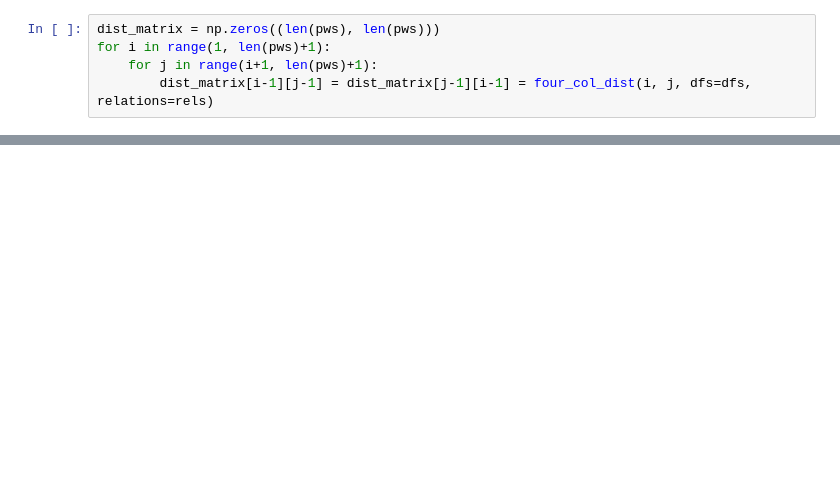
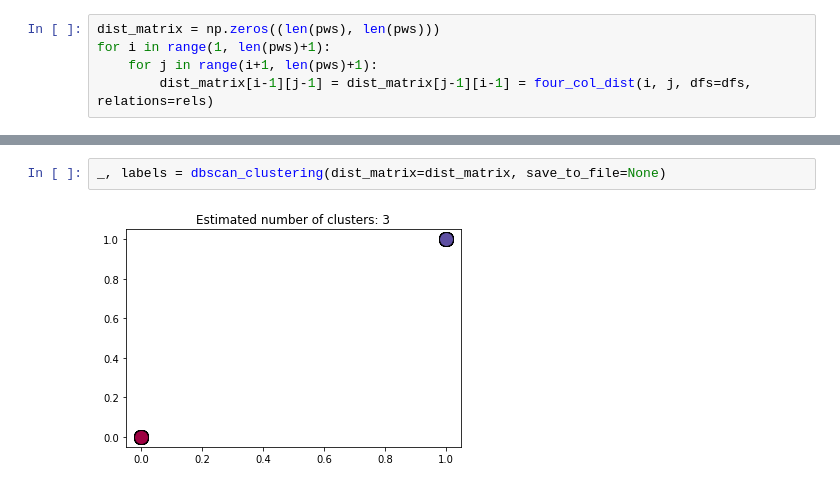
Before and after one commit to idaks/PW-explorer, a Jupyter notebook: PWE_Examples_for_Paper.ipynb, the cells around one changed output, grey strips where cells are left out. Saved outputs shown, nothing was run; the diff lists cells and outputs as text; blank space fills up the shorter version.

```diff
--- a/PWE_Examples_for_Paper.ipynb
+++ b/PWE_Examples_for_Paper.ipynb
@@ -444,0 +456,4 @@ four_col_vizs = four_col_visualize(dfs=dfs, relations=rels, dist_matrix=dist_mat
+# %%
+_, labels = dbscan_clustering(dist_matrix=dist_matrix, save_to_file=None)
+# %% [output]
+[figure, added]
```
Also changed, not shown: parts of 11 cells of this notebook, 16 other files.
